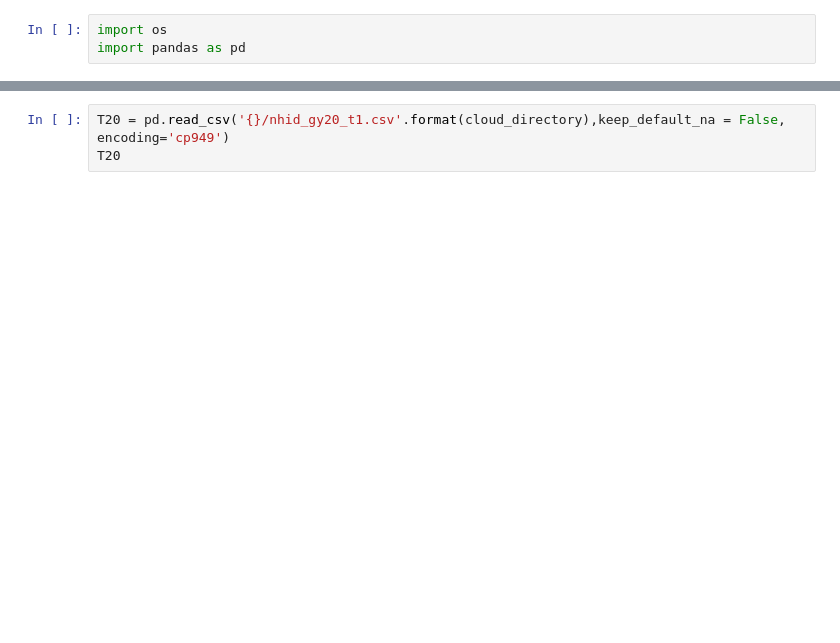
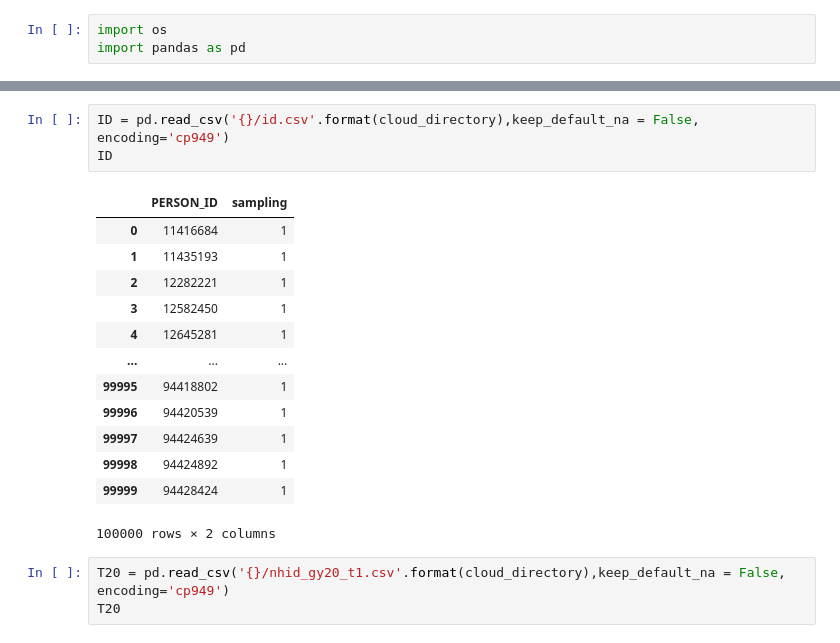
Before and after one commit to hsunlim72/Ilsan_AI_education, a Jupyter notebook: practice.ipynb, the cells around one changed output, grey strips where cells are left out. Drawn from its saved outputs; the diff is of its cells as text; blank space fills up the shorter version.

```diff
--- a/practice.ipynb
+++ b/practice.ipynb
@@ -17,3 +22,20 @@ os.listdir(cloud_directory) # for colab, check cloud directory mount
+# %%
+ID = pd.read_csv('{}/id.csv'.format(cloud_directory),keep_default_na = False, encoding='cp949')
+ID
+# %% [output]
+|  | PERSON_ID | sampling |
+| 0 | 11416684 | 1 |
+| 1 | 11435193 | 1 |
+| 2 | 12282221 | 1 |
+| 3 | 12582450 | 1 |
+| 4 | 12645281 | 1 |
+| ... | ... | ... |
+| 99995 | 94418802 | 1 |
+| 99996 | 94420539 | 1 |
+| 99997 | 94424639 | 1 |
+| 99998 | 94424892 | 1 |
+| 99999 | 94428424 | 1 |
+100000 rows × 2 columns
 # %%
 T20 = pd.read_csv('{}/nhid_gy20_t1.csv'.format(cloud_directory),keep_default_na = False, encoding='cp949')
 T20
```
Also changed, not shown: parts of 6 cells of this notebook.
